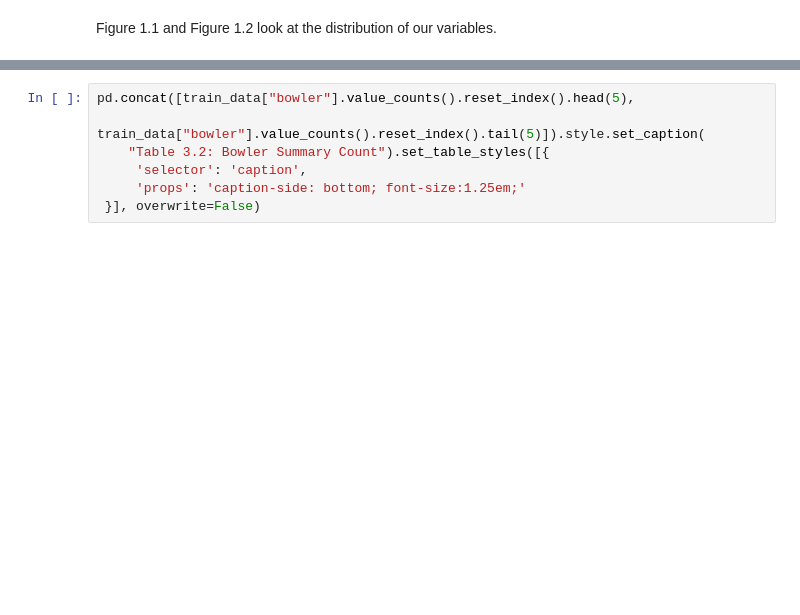
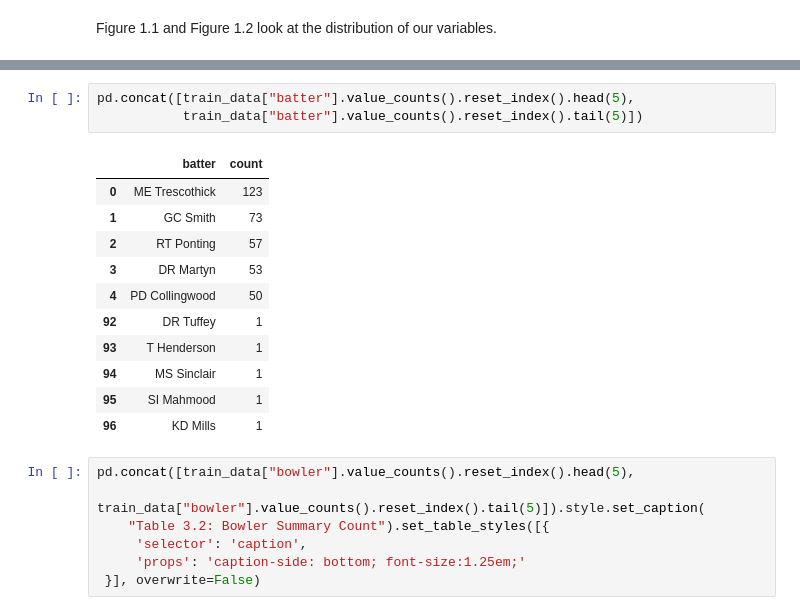
Before and after one commit to DSCI-310-2024/DSCI-310-Group-11-Cricket-Analysis, a Jupyter notebook: cricket_wicket_probability_prediction.ipynb, the cells around one changed output, grey strips where cells are left out. Drawn from its saved outputs; the diff is of its cells as text; blank space fills up the shorter version.

Commit message:
add reference and another table

```diff
--- a/cricket_wicket_probability_prediction.ipynb
+++ b/cricket_wicket_probability_prediction.ipynb
@@ -190,3 +204,18 @@ Table 3.1: Batter Summary Count
+# %%
+pd.concat([train_data["batter"].value_counts().reset_index().head(5),
+           train_data["batter"].value_counts().reset_index().tail(5)])
+# %% [output]
+|  | batter | count |
+| 0 | ME Trescothick | 123 |
+| 1 | GC Smith | 73 |
+| 2 | RT Ponting | 57 |
+| 3 | DR Martyn | 53 |
+| 4 | PD Collingwood | 50 |
+| 92 | DR Tuffey | 1 |
+| 93 | T Henderson | 1 |
+| 94 | MS Sinclair | 1 |
+| 95 | SI Mahmood | 1 |
+| 96 | KD Mills | 1 |
 # %%
 pd.concat([train_data["bowler"].value_counts().reset_index().head(5),
            train_data["bowler"].value_counts().reset_index().tail(5)]).style.set_caption(
```
Also changed, not shown: parts of 6 cells of this notebook, 3 other files.
